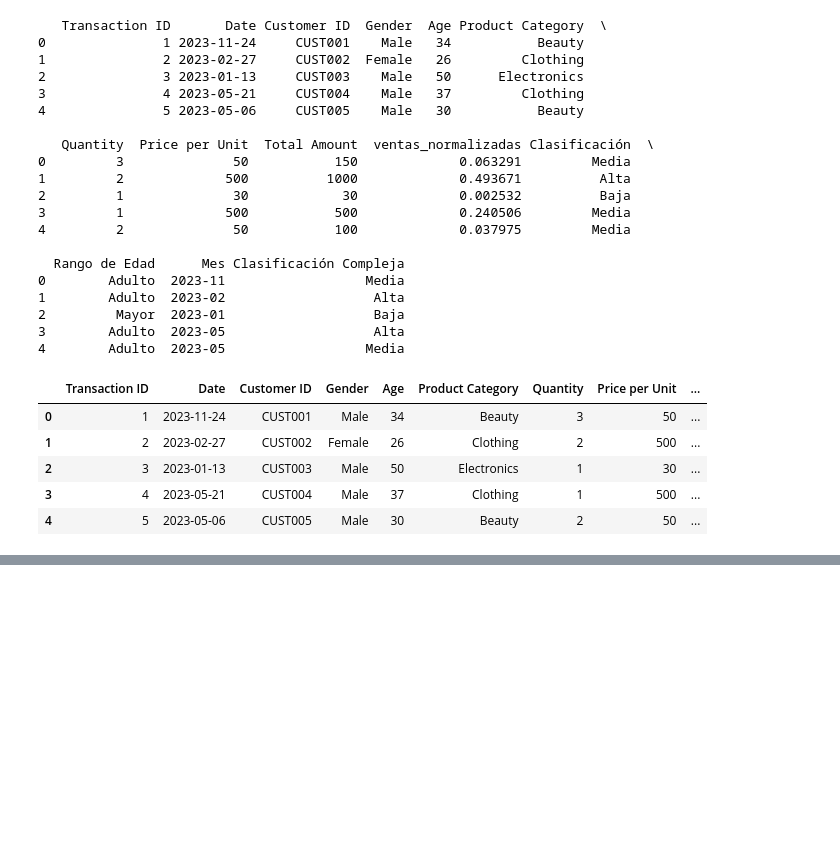
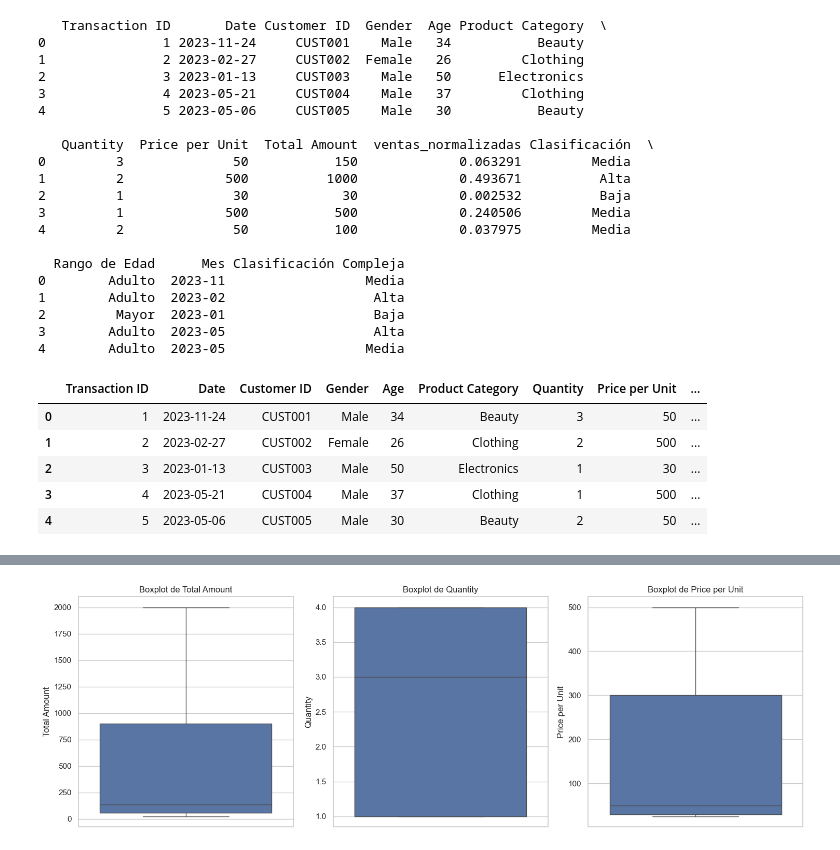
Before and after one commit to amswilli/retail-sales-analysis, a Jupyter notebook: notebooks/Pandas2.ipynb, the cells around one changed output, grey strips where cells are left out. Saved outputs shown, nothing was run; the diff lists cells and outputs as text; code cells hidden in the pictures; blank space fills up the shorter version.

```diff
--- a/notebooks/Pandas2.ipynb
+++ b/notebooks/Pandas2.ipynb
@@ -345,0 +382,23 @@ df.head()
+# %%
+# Crear boxplots
+plt.figure(figsize=(15, 5))
+
+# Boxplot de Total Amount
+plt.subplot(1, 3, 1)
+sns.boxplot(y=df['Total Amount'])
+plt.title('Boxplot de Total Amount')
+
+# Boxplot de Quantity
+plt.subplot(1, 3, 2)
+sns.boxplot(y=df['Quantity'])
+plt.title('Boxplot de Quantity')
+
+# Boxplot de Price per Unit
+plt.subplot(1, 3, 3)
+sns.boxplot(y=df['Price per Unit'])
+plt.title('Boxplot de Price per Unit')
+
+plt.tight_layout()
+plt.show()
+# %% [output]
+[figure, added]
```
Also changed, not shown: parts of 8 cells of this notebook.
